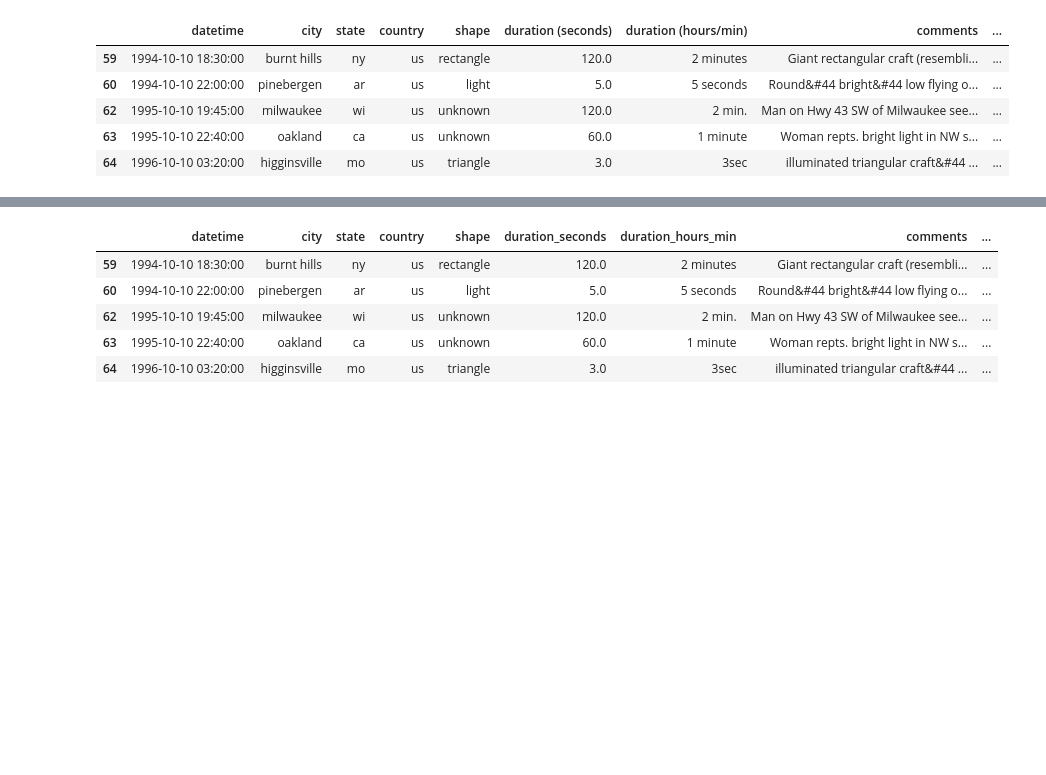
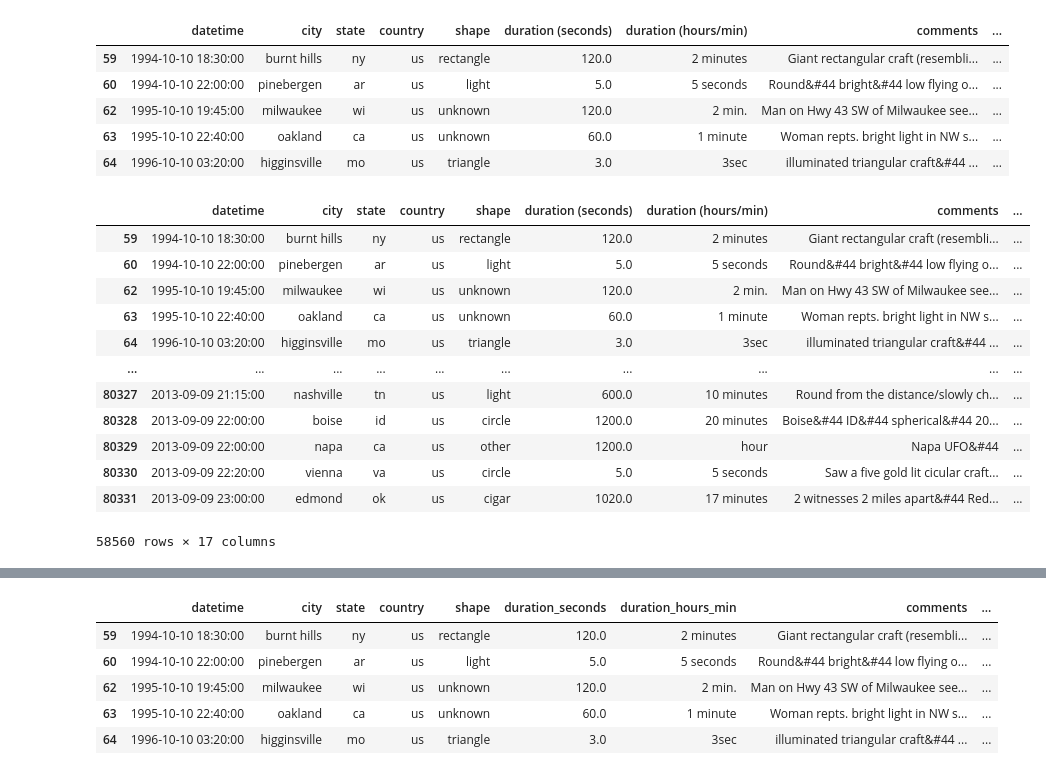
Before and after one commit to brose649/project-3-group-06, a Jupyter notebook: Data_Engineering_EDA/Create SQLite.ipynb, the cells around one changed output, grey strips where cells are left out. Saved outputs shown, nothing was run; the diff lists cells and outputs as text; code cells hidden in the pictures; blank space fills up the shorter version.

```diff
--- a/Data_Engineering_EDA/Create SQLite.ipynb
+++ b/Data_Engineering_EDA/Create SQLite.ipynb
@@ -235,4 +235,33 @@ df.head()
 df["hour"] = df.datetime.dt.hour
 df["month"] = df.datetime.dt.month
 df["year"] = df.datetime.dt.year
+df["day_of_week"] = df.datetime.dt.dayofweek
 df["dayofweek"] = df.datetime.dt.strftime('%A')
+# %%
+conditions = [
+    (df['shape'].isin(['light', 'fireball', 'flash'])),
+    (df['shape'] == 'formation'),
+    (df['shape'].isin(['cylinder', 'rectangle', 'cigar'])),
+    (df['shape'].isin(['teardrop', 'egg', 'oval'])),
+    (df['shape'].isin(['chevron', 'diamond', 'triangle'])),
+    (df['shape'].isin(['changing', 'unknown', 'other'])),
+    (df['shape'].isin(['disk', 'sphere', 'circle'])),
+    (df['shape'].notnull())
+]
+choices = ['bright light', 'formation', 'cylindrical', 'oval', 'triangular', 'other', 'circular', 'tbd']
+df['shape_category'] = np.select(conditions, choices, default='tbd')
+df
+# %% [output]
+|  | datetime | city | state | country | shape | duration (seconds) | duration (hours/min) | comments | ... |
+| 59 | 1994-10-10 18:30:00 | burnt hills | ny | us | rectangle | 120.0 | 2 minutes | Giant rectangular craft (resembli... | ... |
+| 60 | 1994-10-10 22:00:00 | pinebergen | ar | us | light | 5.0 | 5 seconds | Round&#44 bright&#44 low flying o... | ... |
+| 62 | 1995-10-10 19:45:00 | milwaukee | wi | us | unknown | 120.0 | 2 min. | Man on Hwy 43 SW of Milwaukee see... | ... |
+| 63 | 1995-10-10 22:40:00 | oakland | ca | us | unknown | 60.0 | 1 minute | Woman repts. bright light in NW s... | ... |
+| 64 | 1996-10-10 03:20:00 | higginsville | mo | us | triangle | 3.0 | 3sec | illuminated triangular craft&#44 ... | ... |
+| ... | ... | ... | ... | ... | ... | ... | ... | ... | ... |
+| 80327 | 2013-09-09 21:15:00 | nashville | tn | us | light | 600.0 | 10 minutes | Round from the distance/slowly ch... | ... |
+| 80328 | 2013-09-09 22:00:00 | boise | id | us | circle | 1200.0 | 20 minutes | Boise&#44 ID&#44 spherical&#44 20... | ... |
+| 80329 | 2013-09-09 22:00:00 | napa | ca | us | other | 1200.0 | hour | Napa UFO&#44 | ... |
+| 80330 | 2013-09-09 22:20:00 | vienna | va | us | circle | 5.0 | 5 seconds | Saw a five gold lit cicular craft... | ... |
+| 80331 | 2013-09-09 23:00:00 | edmond | ok | us | cigar | 1020.0 | 17 minutes | 2 witnesses 2 miles apart&#44 Red... | ... |
+58560 rows × 17 columns
```
Also changed, not shown: parts of 5 cells of this notebook, 4 other files.
